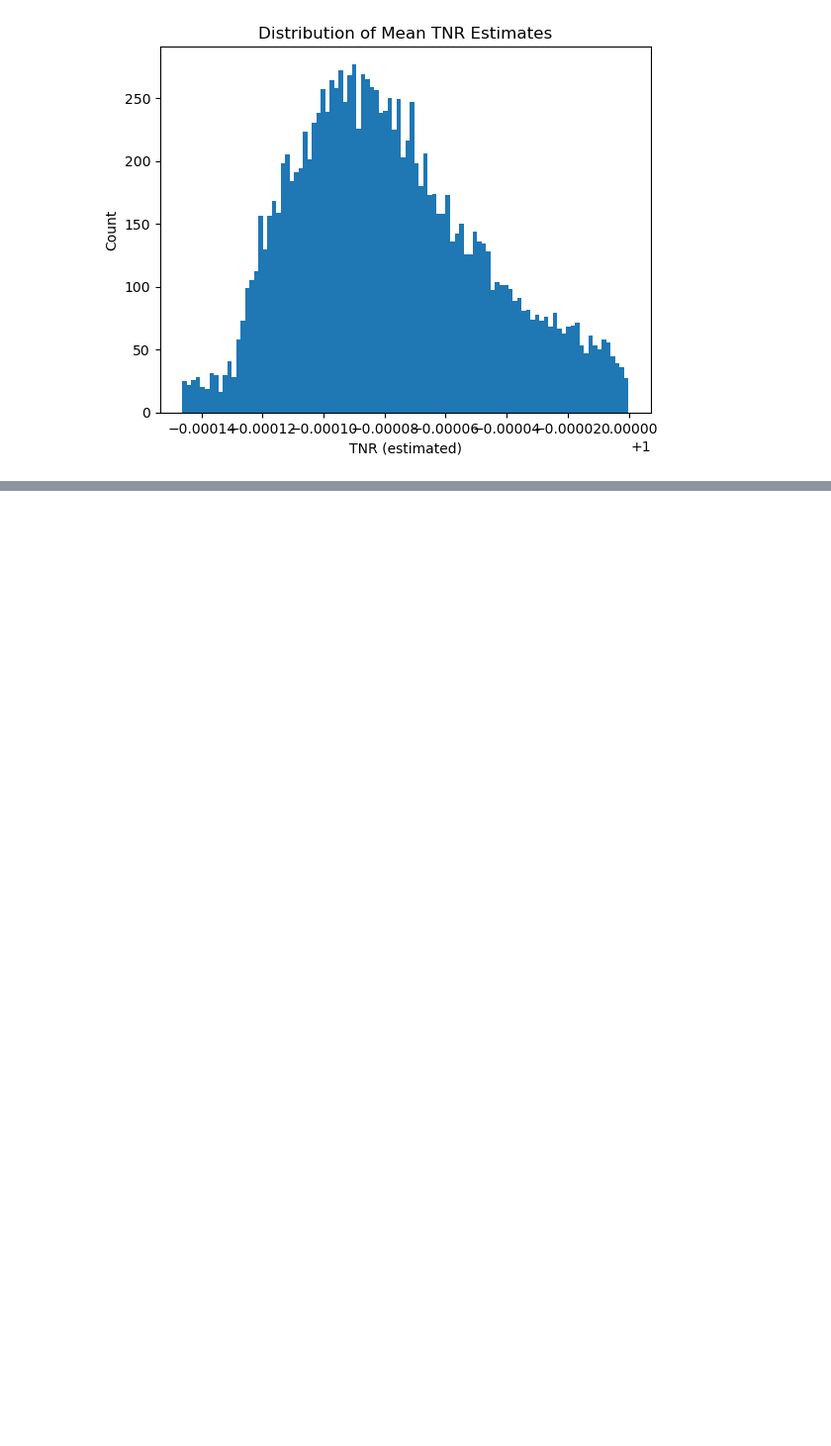
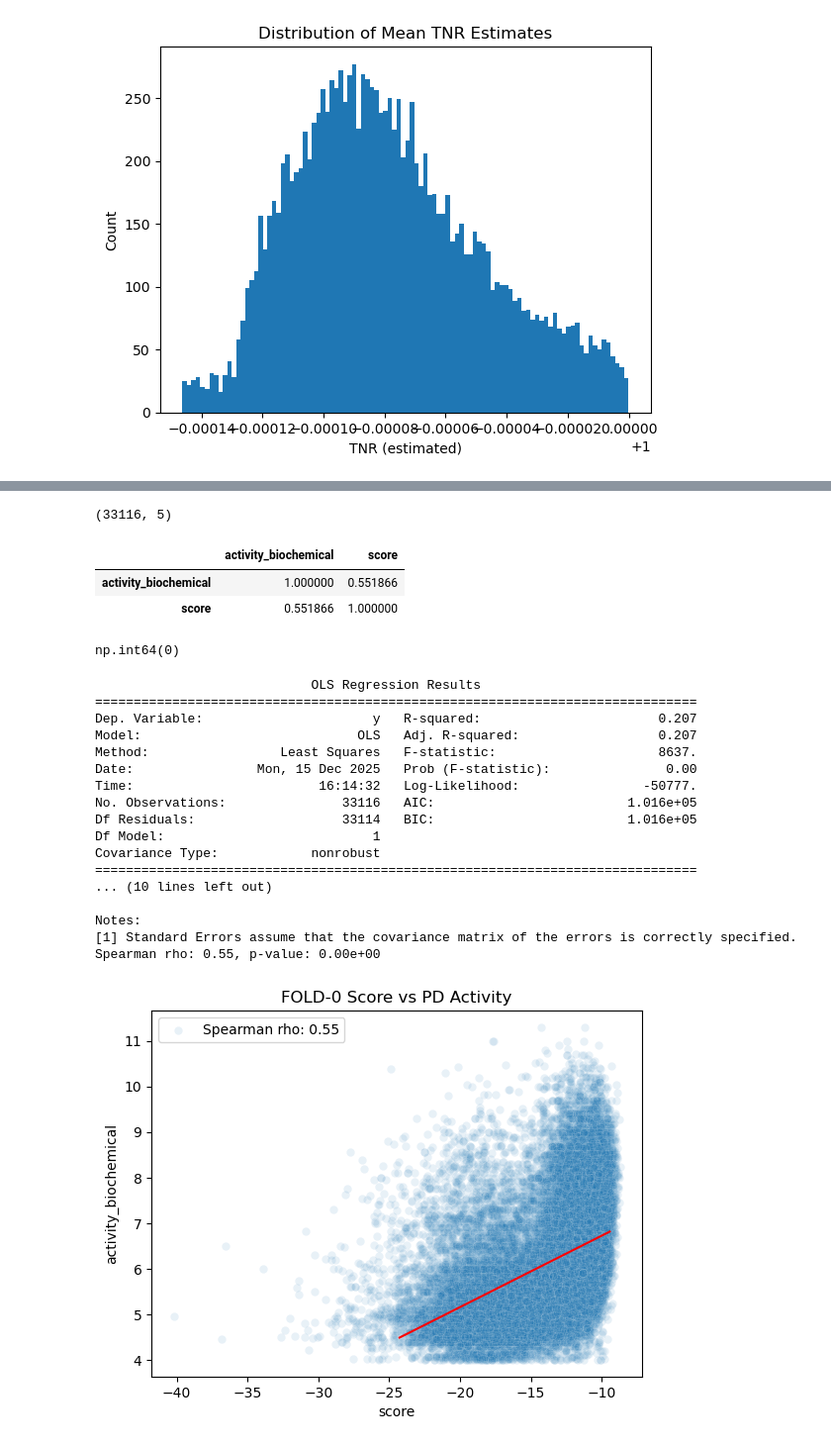
Before and after one commit to biodev/TKG-DTI, a Jupyter notebook: notebooks/00_AGG_FULL_TKG_PREDS.ipynb, the cells around one changed output, grey strips where cells are left out. Shown at 99% size. Cells and saved outputs as stored; diff of their text form; code cells hidden in the pictures; blank space fills up the shorter version.

```diff
--- a/notebooks/00_AGG_FULL_TKG_PREDS.ipynb
+++ b/notebooks/00_AGG_FULL_TKG_PREDS.ipynb
@@ -413,0 +432,17 @@ plt.show()
+# %%
+inchi2idx = {v: int(i) for i, v in enumerate(data.node_name_dict['drug'])}
+gene2idx = {v: int(i) for i, v in enumerate(data.node_name_dict['gene'])}
+# %%
+# https://www.probes-drugs.org/download
+dap_targs = pd.read_csv('/mnt/c/Users/natha/Downloads/pd_export_02_2025_targets_standardized.csv')
+dap_drugs = pd.read_csv('/mnt/c/Users/natha/Downloads/pd_export_02_2025_compounds_standardized.csv')
+dap = dap_drugs[['pdid', 'inchikey']].merge(dap_targs[['pdid',  'gene_name', 'human_uniprot_id', 'activity_biochemical']], on='pdid', how='left').drop_duplicates()
+dap = dap.groupby(['inchikey', 'pdid', 'human_uniprot_id', 'gene_name']).agg({'activity_biochemical': 'mean'}).reset_index()
+# %%
+dap2 = dap.assign(drug = dap.inchikey.map(inchi2idx),
+                 protein = dap.gene_name.map(gene2idx))
+
+dap2 = dap2[lambda x: x.drug.notna() & x.protein.notna()]
+dap2.drug = dap2.drug.astype(int)
+dap2.protein = dap2.protein.astype(int)
+dap2.head()
@@ -413,0 +456,55 @@ plt.show()
+# %%
+preds0_2 = preds0[['drug', 'protein', 'score']].merge(dap2[['drug', 'protein', 'activity_biochemical']], on=['drug', 'protein'], how='inner')
+preds0_2 = preds0_2[preds0_2.activity_biochemical.notna()]
+# %%
+preds0_2.shape
+# %% [output]
+(33116, 5)
+# %%
+preds0_2[['activity_biochemical', 'score']].corr(method='spearman')
+# %% [output]
+|  | activity_biochemical | score |
+| activity_biochemical | 1.000000 | 0.551866 |
+| score | 0.551866 | 1.000000 |
+# %%
+preds0_2.activity_biochemical.isna().sum()
+# %% [output]
+np.int64(0)
+# %%
+import statsmodels.api as sm
+from scipy.stats import spearmanr
+
+preds0_2 = preds0_2.assign(bias = np.ones(preds0_2.shape[0]))
+res = sm.OLS(preds0_2.activity_biochemical.values, preds0_2[['score', 'bias']].values).fit()
+print(res.summary())
+
+rho, pval = spearmanr(preds0_2.score, preds0_2.activity_biochemical)
+print(f'Spearman rho: {rho:.2f}, p-value: {pval:.2e}')
+
+xx = np.linspace(preds0_2.score.quantile(0.01), preds0_2.score.quantile(0.99), 100)
+yy = res.params[0]*xx + res.params[1]
+
+plt.figure()
+plt.title('FOLD-0 Score vs PD Activity')
+sbn.scatterplot(x='score', y='activity_biochemical', data=preds0_2, alpha=0.1, label=f'Spearman rho: {rho:.2f}')
+plt.plot(xx, yy, color='red')
+plt.show()
+# %% [output]
+                            OLS Regression Results
+==============================================================================
+Dep. Variable:                      y   R-squared:                       0.207
+Model:                            OLS   Adj. R-squared:                  0.207
+Method:                 Least Squares   F-statistic:                     8637.
+Date:                Mon, 15 Dec 2025   Prob (F-statistic):               0.00
+Time:                        16:14:32   Log-Likelihood:                -50777.
+No. Observations:               33116   AIC:                         1.016e+05
+Df Residuals:                   33114   BIC:                         1.016e+05
+Df Model:                           1
+Covariance Type:            nonrobust
+==============================================================================
+... (10 lines left out)
+
+Notes:
+[1] Standard Errors assume that the covariance matrix of the errors is correctly specified.
+Spearman rho: 0.55, p-value: 0.00e+00
+[figure, added]
```
Also changed, not shown: parts of 10 cells of this notebook, 5 other files.
